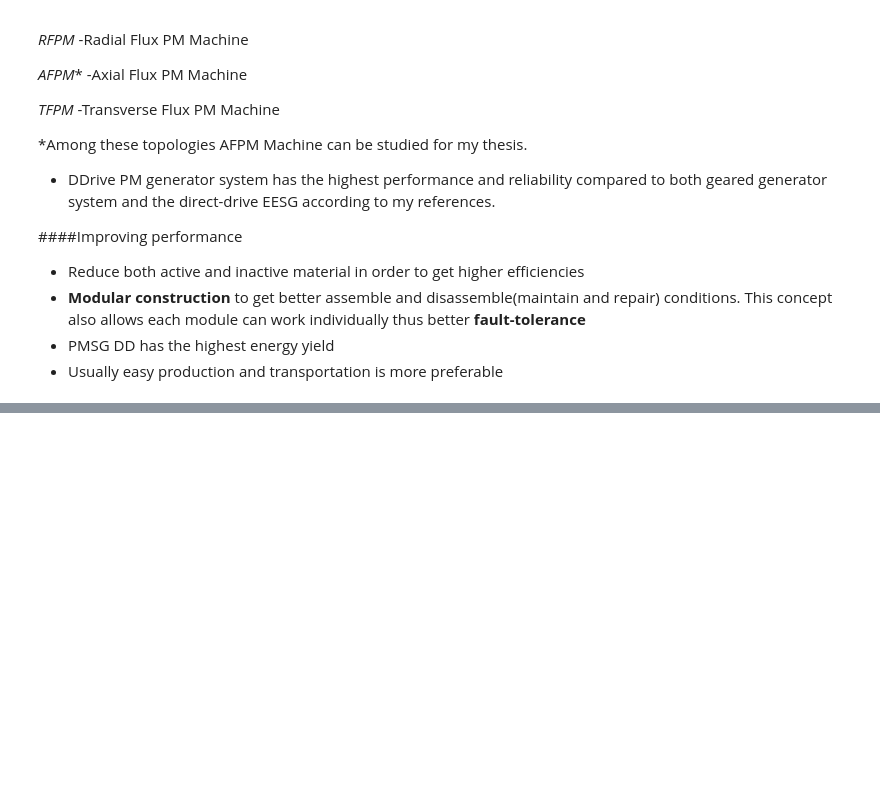
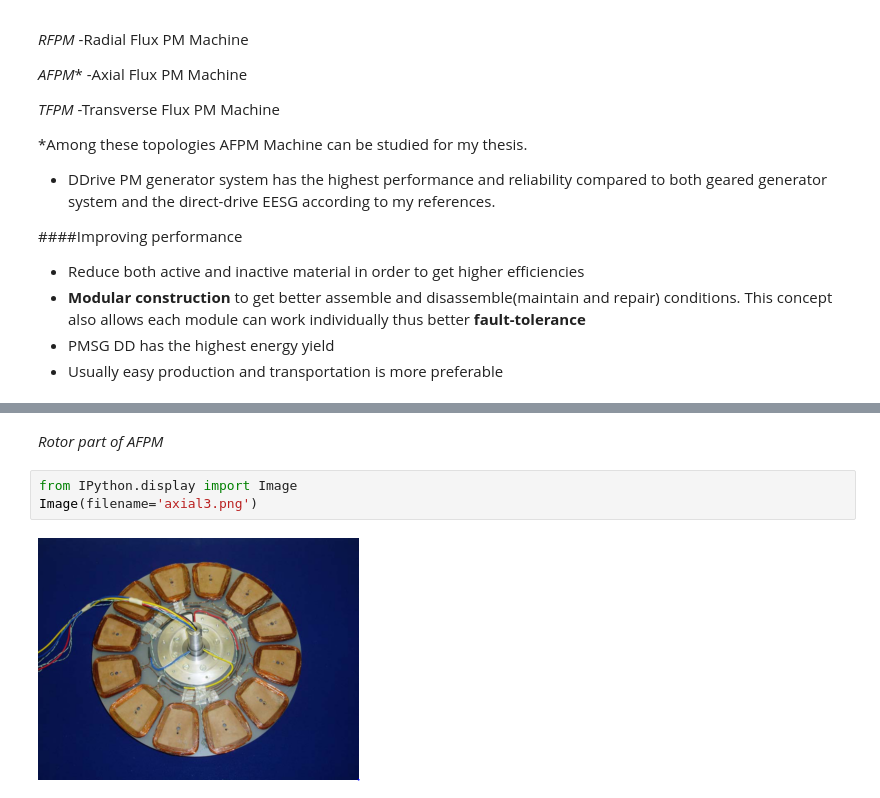
Before and after one commit to aydinbaskaya/MS_Thesis, a Jupyter notebook: Modular Generators/Documents/Direct-drive wind turbines .ipynb, the cells around one changed output, grey strips where cells are left out. Saved outputs shown, nothing was run; the diff lists cells and outputs as text; blank space fills up the shorter version.

```diff
--- a/Modular Generators/Documents/Direct-drive wind turbines .ipynb
+++ b/Modular Generators/Documents/Direct-drive wind turbines .ipynb
@@ -59,0 +91,7 @@ Image(filename='ddrive2.png')
+# %% [markdown]
+   *Rotor part of AFPM*
+# %%
+from IPython.display import Image
+Image(filename='axial3.png')
+# %% [output]
+[figure, added]
```
Also changed, not shown: parts of 9 cells of this notebook.
